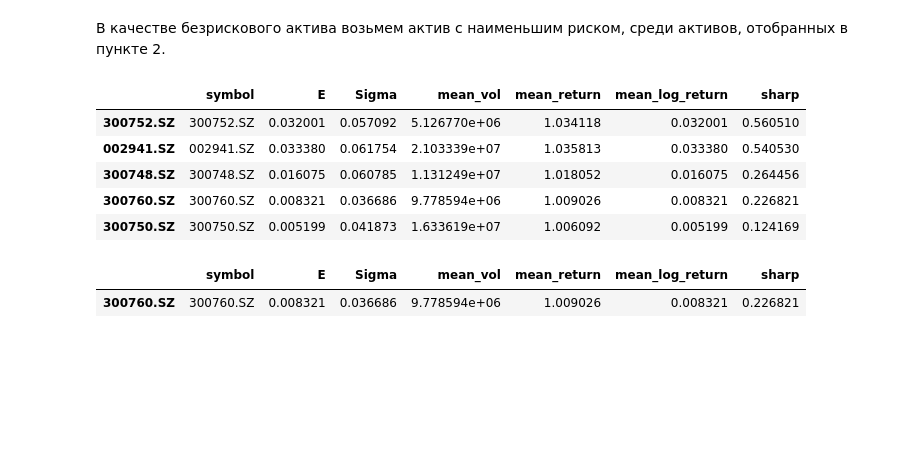
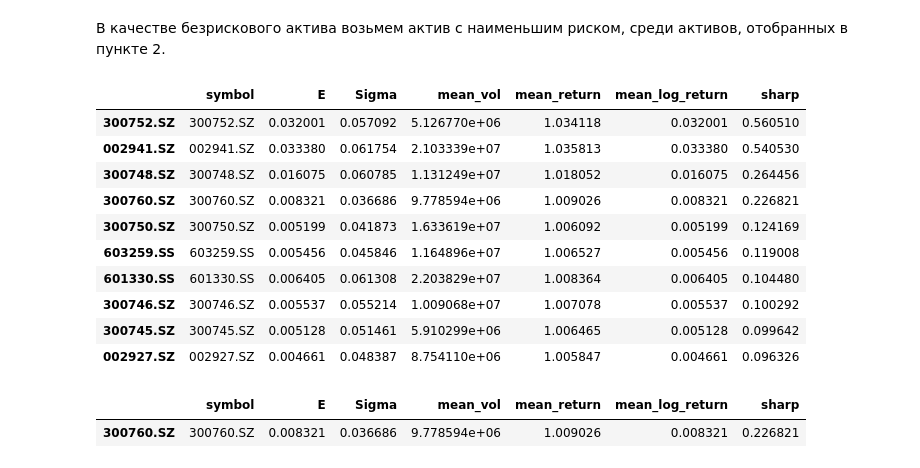
Before and after one commit to CodeSopranos/lab-2-financial-operations, a Jupyter notebook: report.ipynb, the cells around one changed output. Saved outputs shown, nothing was run; the diff lists cells and outputs as text; code cells hidden in the pictures; blank space fills up the shorter version.

```diff
--- a/report.ipynb
+++ b/report.ipynb
@@ -382,14 +382,19 @@ plt.show()
 # %% [markdown]
 В качестве безрискового актива возьмем актив с наименьшим риском, среди активов, отобранных в пункте 2.
 # %%
-selected10.head()
+selected10
 # %% [output]
 |  | symbol | E | Sigma | mean_vol | mean_return | mean_log_return | sharp |
 | 300752.SZ | 300752.SZ | 0.032001 | 0.057092 | 5.126770e+06 | 1.034118 | 0.032001 | 0.560510 |
 | 002941.SZ | 002941.SZ | 0.033380 | 0.061754 | 2.103339e+07 | 1.035813 | 0.033380 | 0.540530 |
 | 300748.SZ | 300748.SZ | 0.016075 | 0.060785 | 1.131249e+07 | 1.018052 | 0.016075 | 0.264456 |
 | 300760.SZ | 300760.SZ | 0.008321 | 0.036686 | 9.778594e+06 | 1.009026 | 0.008321 | 0.226821 |
 | 300750.SZ | 300750.SZ | 0.005199 | 0.041873 | 1.633619e+07 | 1.006092 | 0.005199 | 0.124169 |
+| 603259.SS | 603259.SS | 0.005456 | 0.045846 | 1.164896e+07 | 1.006527 | 0.005456 | 0.119008 |
+| 601330.SS | 601330.SS | 0.006405 | 0.061308 | 2.203829e+07 | 1.008364 | 0.006405 | 0.104480 |
+| 300746.SZ | 300746.SZ | 0.005537 | 0.055214 | 1.009068e+07 | 1.007078 | 0.005537 | 0.100292 |
+| 300745.SZ | 300745.SZ | 0.005128 | 0.051461 | 5.910299e+06 | 1.006465 | 0.005128 | 0.099642 |
+| 002927.SZ | 002927.SZ | 0.004661 | 0.048387 | 8.754110e+06 | 1.005847 | 0.004661 | 0.096326 |
 # %%
 risk_free = selected10.sort_values(['Sigma']).head(1)
 # %%
```
Also changed, not shown: parts of 19 cells of this notebook.
